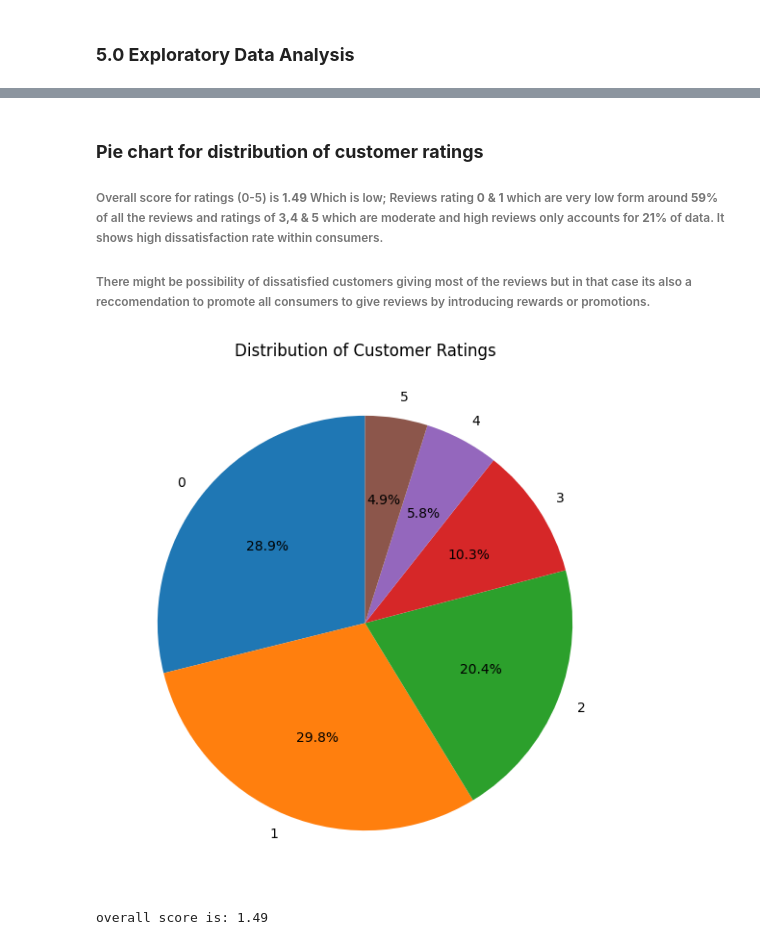
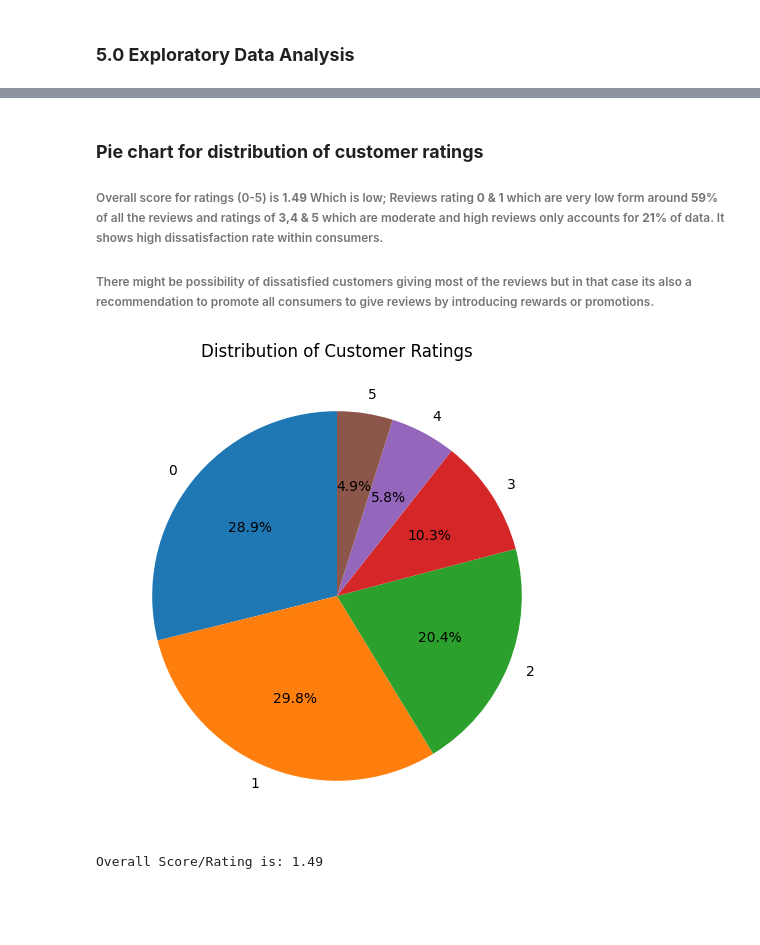
Before and after one commit to c4835/3603990_BD2.ipynb, a Jupyter notebook: 3603990_bd2.ipynb, the cells around one changed output, grey strips where cells are left out. Saved outputs shown, nothing was run; the diff lists cells and outputs as text; code cells hidden in the pictures; blank space fills up the shorter version.

```diff
--- a/3603990_bd2.ipynb
+++ b/3603990_bd2.ipynb
@@ -630,25 +676,25 @@ plt.show()    # This command displays the plot
 # %% [markdown]
 ### **Pie chart for distribution of customer ratings**
 ###### Overall score for ratings (0-5) is **1.49** Which is low; Reviews rating **0 & 1** which are very low form around **59%** of all the reviews and ratings of **3,4 & 5** which are moderate and high reviews only accounts for **21%** of data. It shows high dissatisfaction rate within consumers.
-###### There might be possibility of dissatisfied customers giving most of the reviews but in that case its also a reccomendation to promote all consumers to give reviews by introducing rewards or promotions.
+###### There might be possibility of dissatisfied customers giving most of the reviews but in that case its also a recommendation to promote all consumers to give reviews by introducing rewards or promotions.
 # %%
 # Lets analyse the distribution of review scores in pie chart
 
 rating_counts = merged_df["score"].value_counts().sort_index()    #To count how many times every uniq scoring appear and sort in ascending order
 
-plt.figure(figsize=(7,7))
+plt.figure(figsize=(6,6))
 
 plt.pie(                    # type of chart(pie)
     rating_counts,
     labels=rating_counts.index,
     autopct="%1.1f%%",    # Display percentage (%) with 1 decimal place
     startangle=90    # Rotate chart to begin it from top
 )
 
-plt.title("Distribution of Customer Ratings")
+plt.title("Distribution of Customer Ratings") # Title of the plot
 
 plt.show()
-print(f"overall score is: {reviews['score'].mean().round(2)}")
+print(f"Overall Score/Rating is: {reviews['score'].mean().round(2)}")
 # %% [output]
-[figure, old version]
+[figure, new version]
-overall score is: 1.49
+Overall Score/Rating is: 1.49
```
Also changed, not shown: parts of 34 cells of this notebook.
